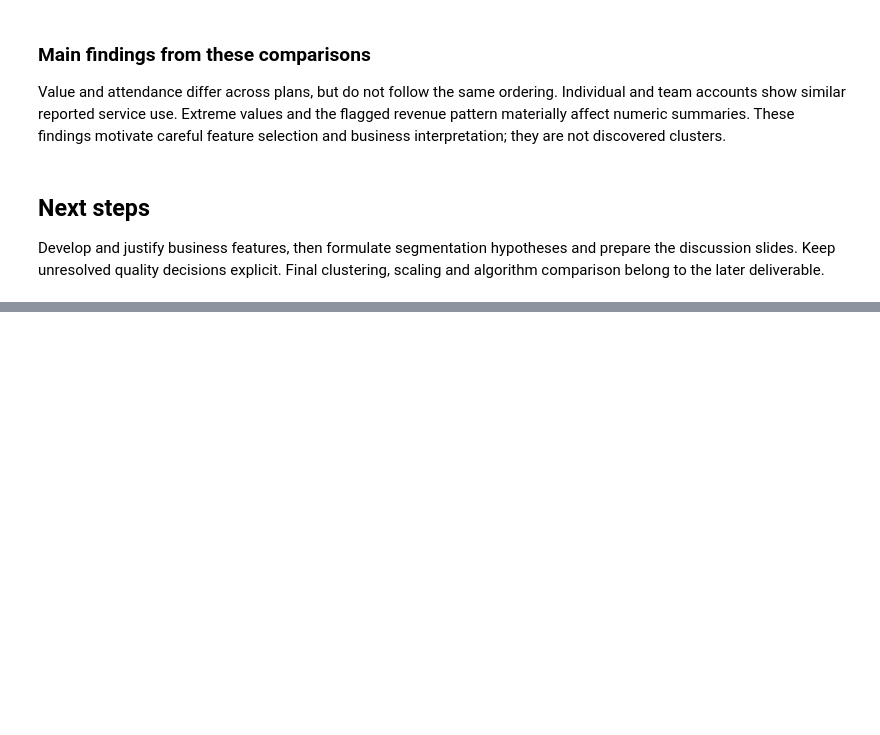
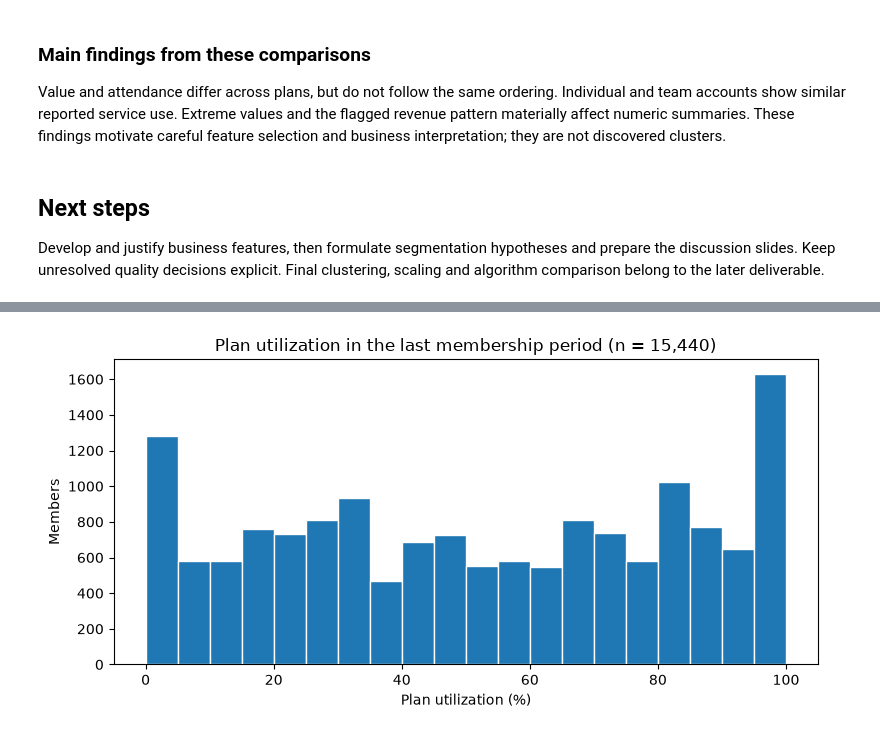
Before and after one commit to fradejoao/dataminingproject, a Jupyter notebook: notebooks/GroupXX_EDA_Code.ipynb, the cells around one changed output, grey strips where cells are left out. Drawn from its saved outputs; the diff is of its cells as text; code cells hidden in the pictures; blank space fills up the shorter version.

Commit message:
Add plan utilization and service variety analysis

```diff
--- a/notebooks/GroupXX_EDA_Code.ipynb
+++ b/notebooks/GroupXX_EDA_Code.ipynb
@@ -543,0 +946,16 @@ Develop and justify business features, then formulate segmentation hypotheses an
+# %%
+# Only positive allowances can be used as the denominator.
+valid_entitlement = df["entitled_visits_last_period"].where(
+    df["entitled_visits_last_period"] > 0
+)
+
+# Calculate utilization for the last membership period.
+df["utilization_rate"] = (
+    df["actual_visits_last_period"] / valid_entitlement
+)
+
+df[[
+    "actual_visits_last_period",
+    "entitled_visits_last_period",
+    "utilization_rate"
+]].head()
@@ -543,0 +1007,20 @@ Develop and justify business features, then formulate segmentation hypotheses an
+# %%
+utilization_percent = df["utilization_rate"] * 100
+
+utilization_percent.plot.hist(
+    bins=20,
+    figsize=(8, 4),
+    edgecolor="white"
+)
+
+plt.xlabel("Plan utilization (%)")
+plt.ylabel("Members")
+plt.title(
+    f"Plan utilization in the last membership period "
+    f"(n = {utilization_percent.count():,})"
+)
+
+plt.tight_layout()
+plt.show()
+# %% [output]
+[figure, added]
```
Also changed, not shown: parts of 59 cells of this notebook.
